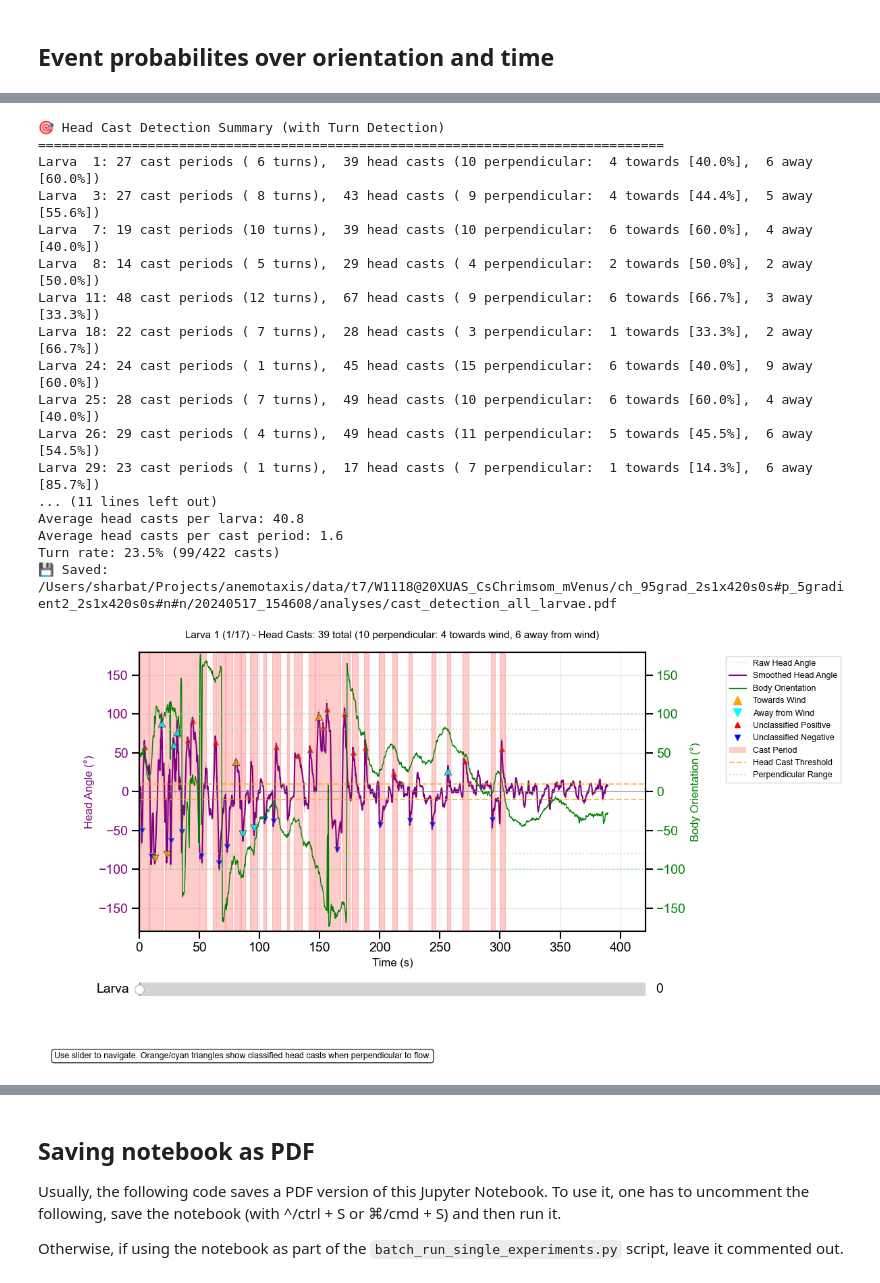
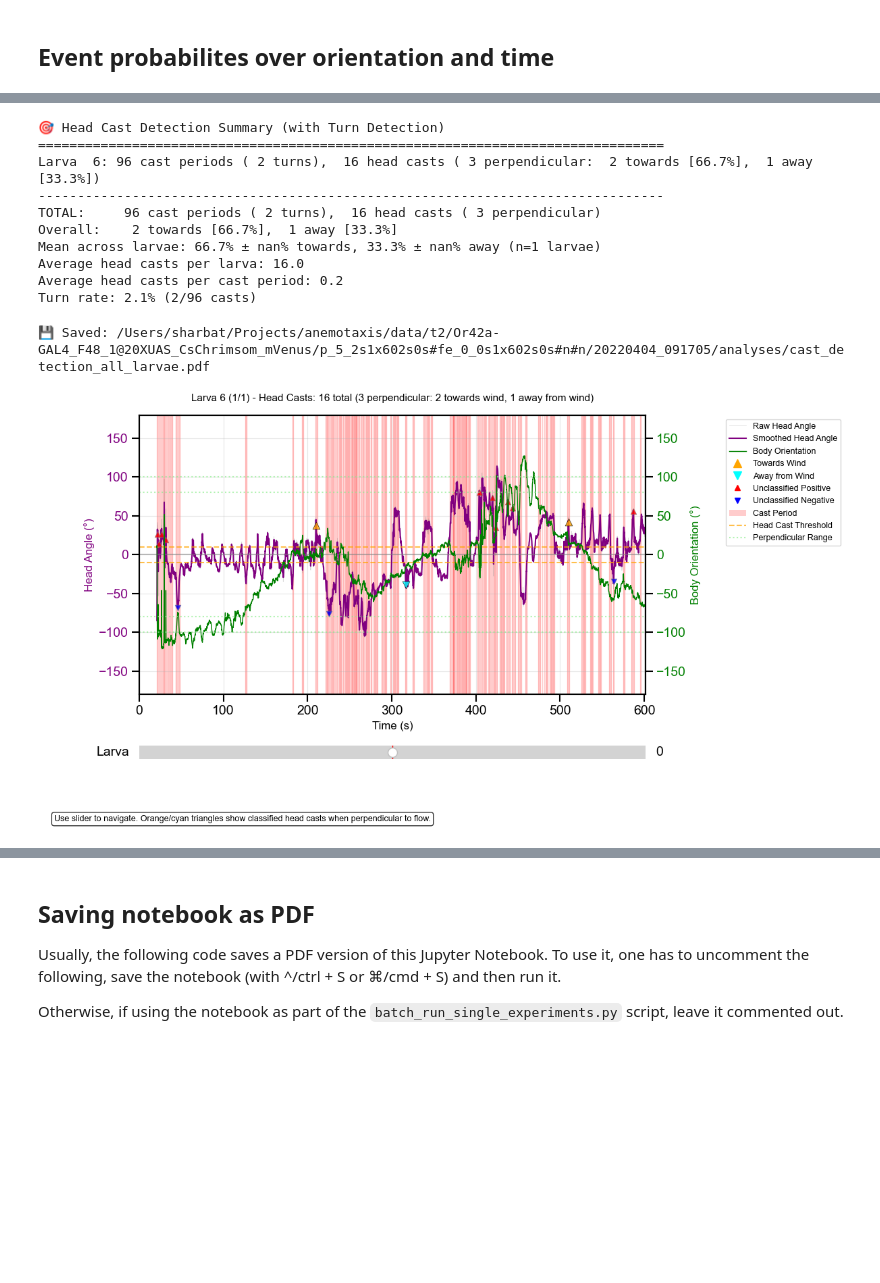
Before and after one commit to JovanicLab/anemotaxis, a Jupyter notebook: scripts/analyze_single_anemotaxis.ipynb, the cells around one changed output, grey strips where cells are left out. Cells and saved outputs as stored; diff of their text form; code cells hidden in the pictures; blank space fills up the shorter version.

```diff
--- a/scripts/analyze_single_anemotaxis.ipynb
+++ b/scripts/analyze_single_anemotaxis.ipynb
@@ -35,4 +35,4 @@ plt.style.use('../anemotaxis.mplstyle')
 # %%
 # Load single `trx.mat` file
 # If you are using this notebook as a standalone notebook please uncomment and add here
-# single_path = '/Users/sharbat/Projects/anemotaxis/data/t7/W1118@20XUAS_CsChrimsom_mVenus/ch_95grad_2s1x420s0s#p_5gradient2_2s1x420s0s#n#n/20240517_154608/trx.mat'
+single_path = '/Users/sharbat/Projects/anemotaxis/data/t2/Or42a-GAL4_F48_1@20XUAS_CsChrimsom_mVenus/p_5_2s1x602s0s#fe_0_0s1x602s0s#n#n/20220404_091705/trx.mat'
@@ -61,6 +68,6 @@ results_behavior_matrix = plot_data.plot_global_behavior_matrix(trx_data)
 # %%
 ## Filtering by duration (for anemotaxis, total duration is 600, usual minimum is 300s)
-min_total_duration= 150
+min_total_duration= 300
 trx_filtered_by_duration = preprocessing.filter_larvae_by_duration(trx_data, min_total_duration=min_total_duration)
 results_filtered_behavior_matrix = plot_data.plot_global_behavior_matrix(trx_filtered_by_duration)
 # %% [output]
@@ -300,40 +309,35 @@ Combined velocity & amplitude figure saved to: /Users/sharbat/Projects/anemotaxi
 # %%
 # Detect head casts with new metho
 cast_events_data = data_processor.detect_head_casts_in_casts(
     trx_filtered_by_merging,
     peak_threshold=10.0,
     peak_prominence=10.0,
     smooth_sigma=10,
-    print_summary=True
+    print_summary=True,
+    ref_vector= (0,-1)
 )
 
 # Plot with individual subplots
 fig = plot_data.plot_cast_detection_results(
     trx_filtered_by_merging,
     cast_events_data,
     figsize=(12,6.5),
     save_path=os.path.join(output_dir, 'cast_detection_all_larvae.pdf'),
     time_range=None  # Full time range
 )
 # %% [output]
 🎯 Head Cast Detection Summary (with Turn Detection)
 ================================================================================
-Larva  1: 27 cast periods ( 6 turns),  39 head casts (10 perpendicular:  4 towards [40.0%],  6 away [60.0%])
-Larva  3: 27 cast periods ( 8 turns),  43 head casts ( 9 perpendicular:  4 towards [44.4%],  5 away [55.6%])
-Larva  7: 19 cast periods (10 turns),  39 head casts (10 perpendicular:  6 towards [60.0%],  4 away [40.0%])
-Larva  8: 14 cast periods ( 5 turns),  29 head casts ( 4 perpendicular:  2 towards [50.0%],  2 away [50.0%])
-Larva 11: 48 cast periods (12 turns),  67 head casts ( 9 perpendicular:  6 towards [66.7%],  3 away [33.3%])
-Larva 18: 22 cast periods ( 7 turns),  28 head casts ( 3 perpendicular:  1 towards [33.3%],  2 away [66.7%])
-Larva 24: 24 cast periods ( 1 turns),  45 head casts (15 perpendicular:  6 towards [40.0%],  9 away [60.0%])
-Larva 25: 28 cast periods ( 7 turns),  49 head casts (10 perpendicular:  6 towards [60.0%],  4 away [40.0%])
-Larva 26: 29 cast periods ( 4 turns),  49 head casts (11 perpendicular:  5 towards [45.5%],  6 away [54.5%])
-Larva 29: 23 cast periods ( 1 turns),  17 head casts ( 7 perpendicular:  1 towards [14.3%],  6 away [85.7%])
-... (11 lines left out)
-Average head casts per larva: 40.8
-Average head casts per cast period: 1.6
-Turn rate: 23.5% (99/422 casts)
-💾 Saved: /Users/sharbat/Projects/anemotaxis/data/t7/W1118@20XUAS_CsChrimsom_mVenus/ch_95grad_2s1x420s0s#p_5gradient2_2s1x420s0s#n#n/20240517_154608/analyses/cast_detection_all_larvae.pdf
+Larva  6: 96 cast periods ( 2 turns),  16 head casts ( 3 perpendicular:  2 towards [66.7%],  1 away [33.3%])
+--------------------------------------------------------------------------------
+TOTAL:     96 cast periods ( 2 turns),  16 head casts ( 3 perpendicular)
+Overall:    2 towards [66.7%],  1 away [33.3%]
+Mean across larvae: 66.7% ± nan% towards, 33.3% ± nan% away (n=1 larvae)
+Average head casts per larva: 16.0
+Average head casts per cast period: 0.2
+Turn rate: 2.1% (2/96 casts)
+💾 Saved: /Users/sharbat/Projects/anemotaxis/data/t2/Or42a-GAL4_F48_1@20XUAS_CsChrimsom_mVenus/p_5_2s1x602s0s#fe_0_0s1x602s0s#n#n/20220404_091705/analyses/cast_detection_all_larvae.pdf
-[figure, old version]
+[figure, new version]
 # %%
 # Analyze first head cast bias
 bias_results_first = data_processor.analyze_head_cast_bias(
```
Also changed, not shown: parts of 15 cells of this notebook, 3 other files.
